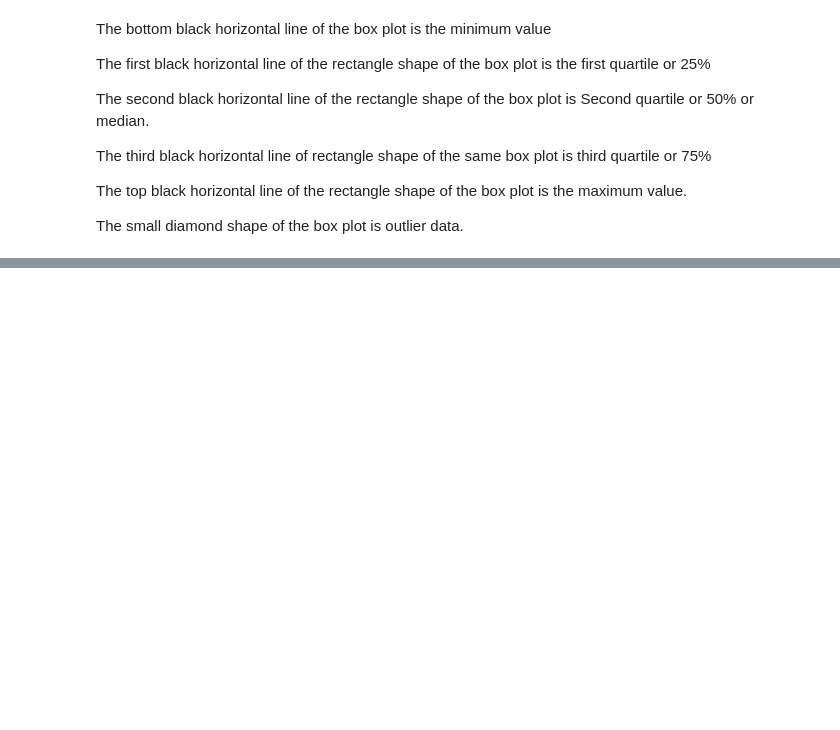
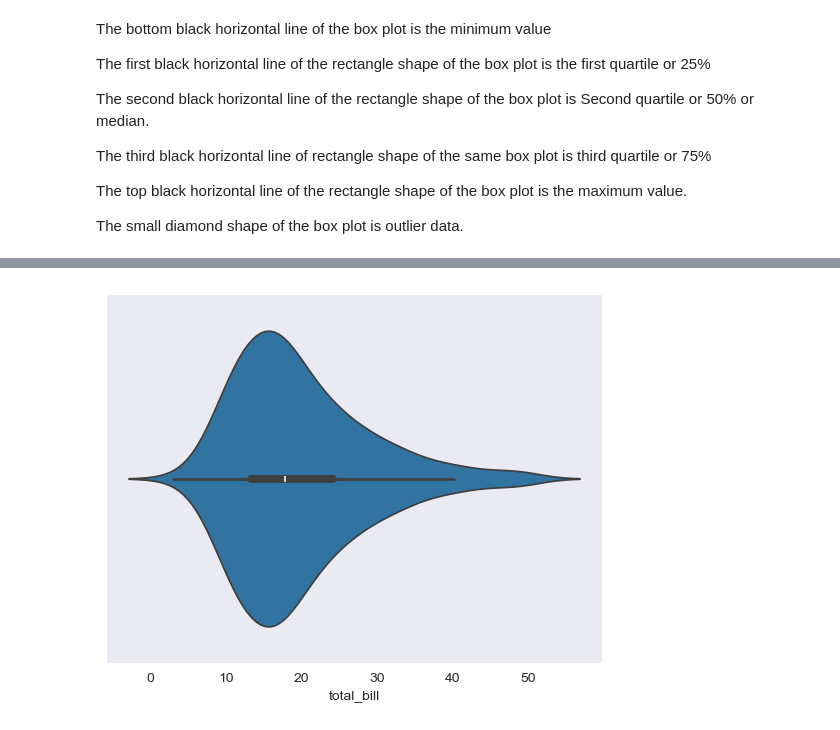
Before and after one commit to AwaisManzoor326/seaborn, a Jupyter notebook: 08_seaborn_plots.ipynb, the cells around one changed output, grey strips where cells are left out. Cells and saved outputs as stored; diff of their text form; code cells hidden in the pictures; blank space fills up the shorter version.

Commit message:
violin plot

```diff
--- a/08_seaborn_plots.ipynb
+++ b/08_seaborn_plots.ipynb
@@ -90,0 +95,5 @@ The small diamond shape of the box plot is outlier data.
+# %%
+tips = sns.load_dataset("tips")
+ax = sns.violinplot(x=tips["total_bill"])
+# %% [output]
+[figure, added]
```
Also changed, not shown: parts of 3 cells of this notebook.
